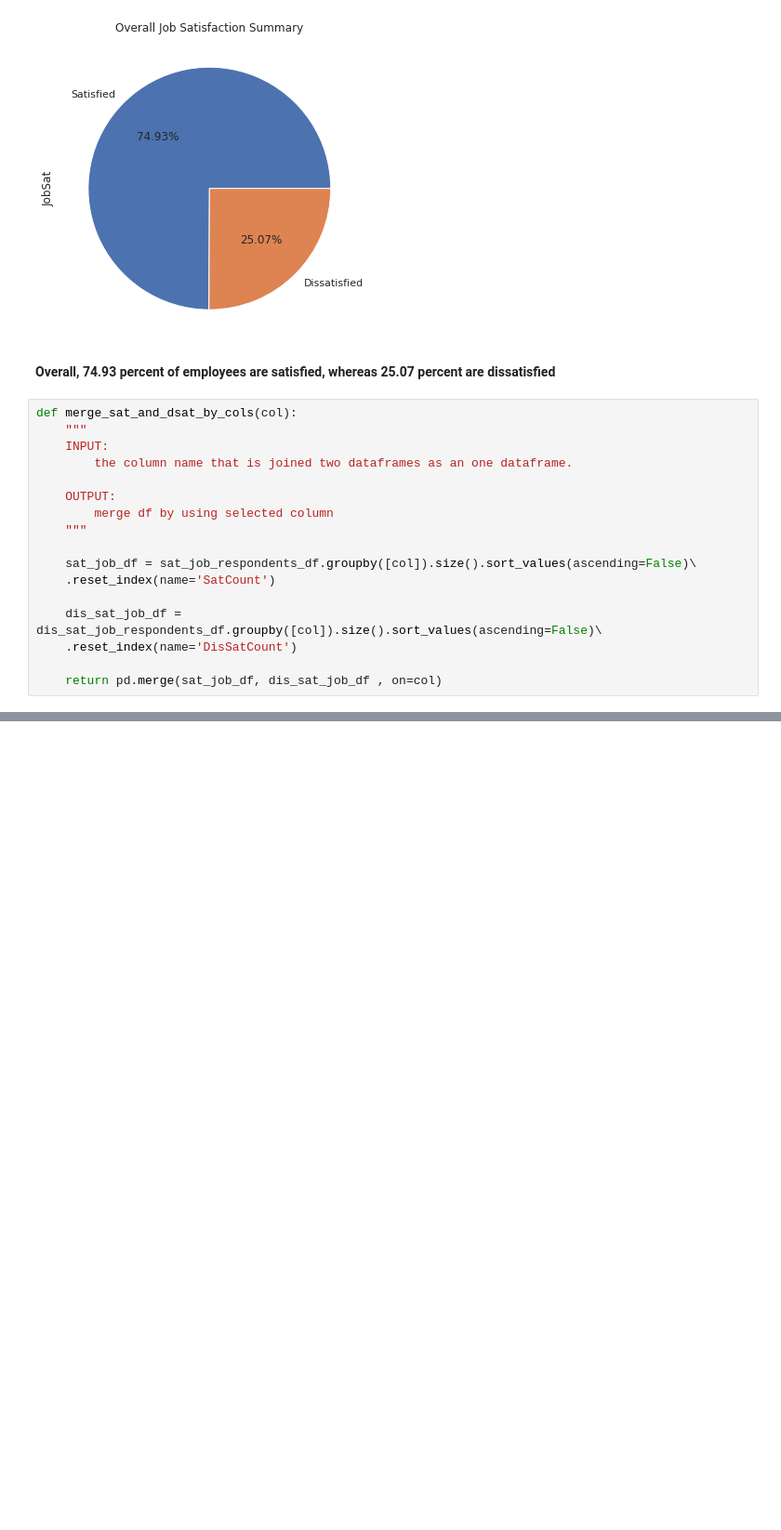
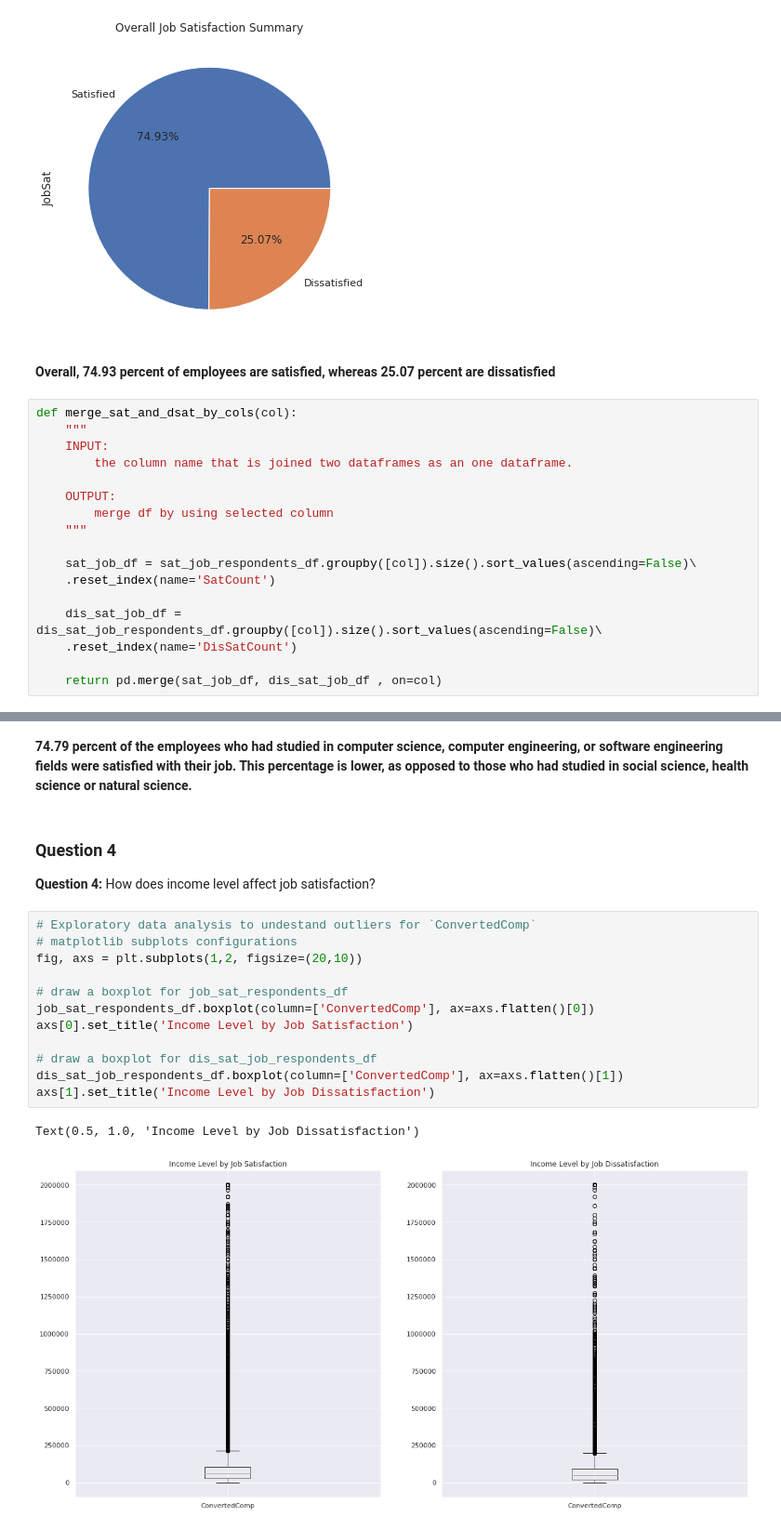
Before and after one commit to snandasena/stackoverflow-job-sat-stat-analyisis, a Jupyter notebook: Stackoverflow_Job_Satisfaction_Statistical_Analysis.ipynb, the cells around one changed output, grey strips where cells are left out. Shown at 93% size. Saved outputs shown, nothing was run; the diff lists cells and outputs as text; blank space fills up the shorter version.

```diff
--- a/Stackoverflow_Job_Satisfaction_Statistical_Analysis.ipynb
+++ b/Stackoverflow_Job_Satisfaction_Statistical_Analysis.ipynb
@@ -270,0 +316,20 @@ gender_contact_df.plot(kind='bar' )
+# %% [markdown]
+**74.79 percent of the employees who had studied in computer science, computer engineering, or software engineering fields were satisfied with their job. This percentage is lower, as opposed to those who had studied in social science, health science or natural science.**
+# %% [markdown]
+### Question 4
+**Question 4:** How does income level affect job satisfaction?
+# %%
+# Exploratory data analysis to undestand outliers for `ConvertedComp`
+# matplotlib subplots configurations
+fig, axs = plt.subplots(1,2, figsize=(20,10))
+
+# draw a boxplot for job_sat_respondents_df
+job_sat_respondents_df.boxplot(column=['ConvertedComp'], ax=axs.flatten()[0])
+axs[0].set_title('Income Level by Job Satisfaction')
+
+# draw a boxplot for dis_sat_job_respondents_df
+dis_sat_job_respondents_df.boxplot(column=['ConvertedComp'], ax=axs.flatten()[1])
+axs[1].set_title('Income Level by Job Dissatisfaction')
+# %% [output]
+Text(0.5, 1.0, 'Income Level by Job Dissatisfaction')
+[figure, added]
```
Also changed, not shown: parts of 62 cells of this notebook.
